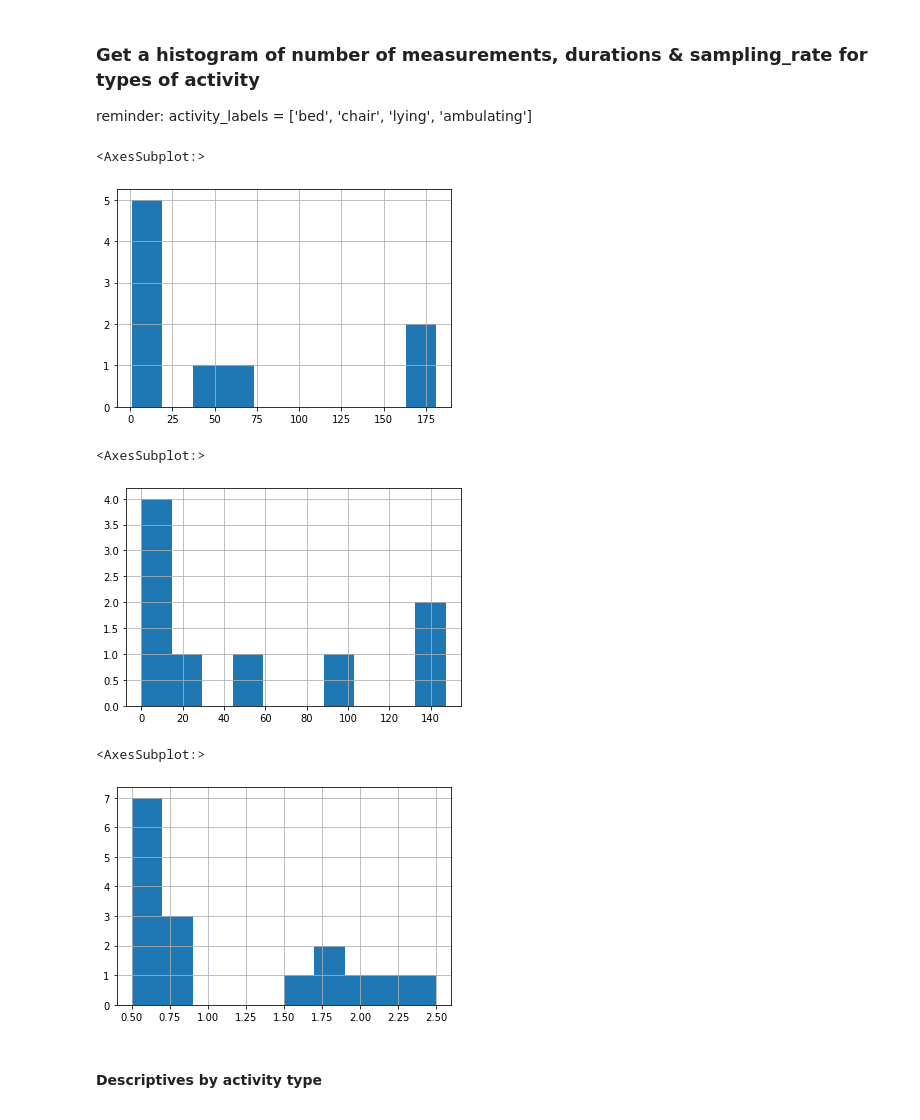
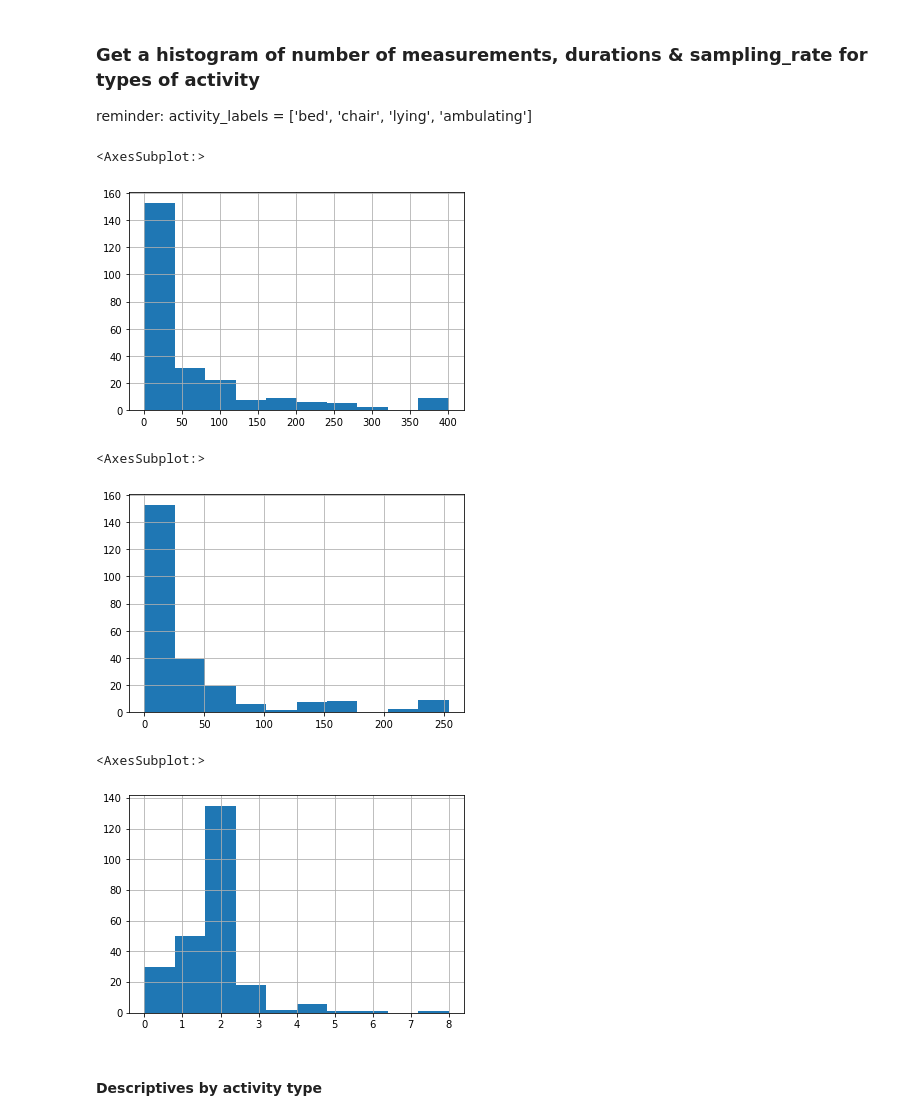
Before and after one commit to ym-pett/motiondetection, a Jupyter notebook: notebooks/descriptive_statistics.ipynb, the cells around one changed output. Cells and saved outputs as stored; diff of their text form; code cells hidden in the pictures.

```diff
--- a/notebooks/descriptive_statistics.ipynb
+++ b/notebooks/descriptive_statistics.ipynb
@@ -166,20 +166,20 @@ part_s['activity_type']['count'].hist()
 
 reminder: activity_labels = ['bed', 'chair', 'lying', 'ambulating']
 # %%
-seq_df[seq_df['activity_type'] == 4]['number_of_measurements'].hist()
+seq_df[seq_df['activity_type'] == 1]['number_of_measurements'].hist()
 # %% [output]
 <AxesSubplot:>
-[figure, old version]
+[figure, new version]
 # %%
-seq_df[seq_df['activity_type'] == 4]['duration'].hist()
+seq_df[seq_df['activity_type'] == 1]['duration'].hist()
 # %% [output]
 <AxesSubplot:>
-[figure, old version]
+[figure, new version]
 # %%
-seq_df[seq_df['sampling_ratio'] == 4]['duration'].hist()
+seq_df[seq_df['activity_type'] == 1]['sampling_ratio'].hist()
 # %% [output]
 <AxesSubplot:>
-[figure, old version]
+[figure, new version]
 # %% [markdown]
 #### Descriptives by activity type
 # %%
```
